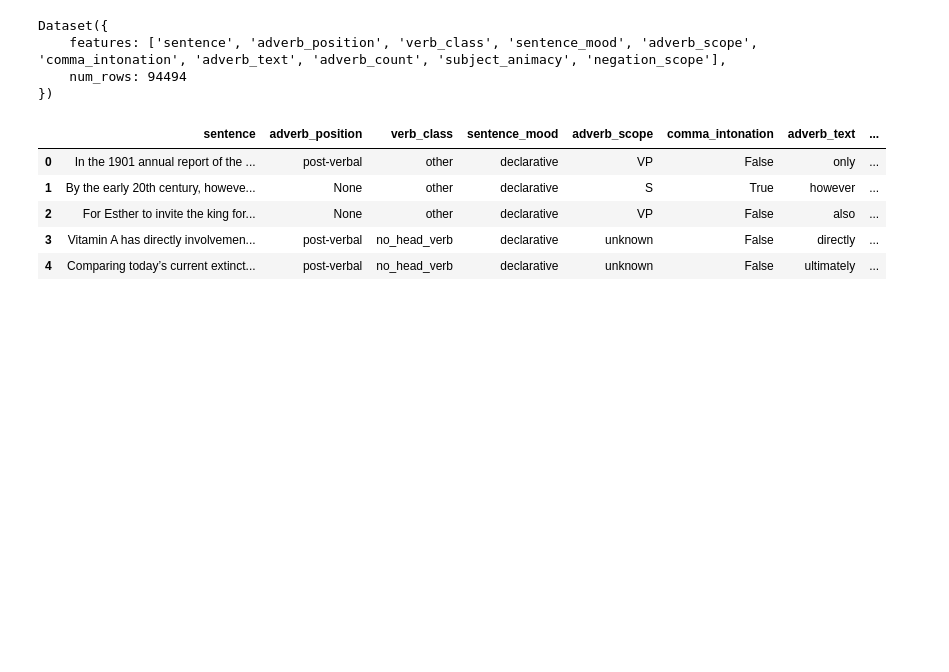
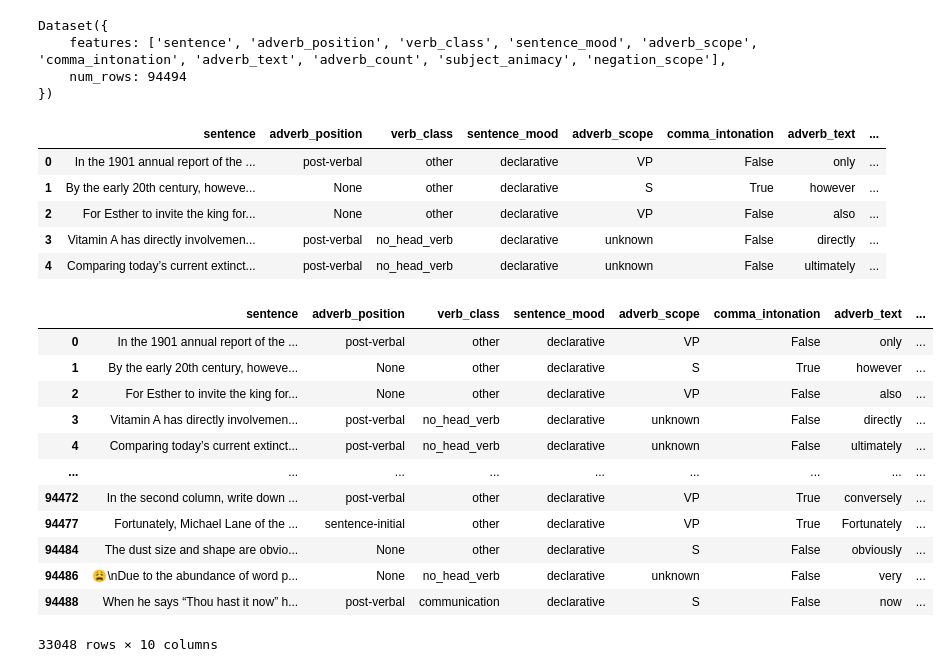
Before and after one commit to jylee1010/Adverb-pragmatic-class, a Jupyter notebook: features_OS.ipynb, the cells around one changed output. Drawn from its saved outputs; the diff is of its cells as text; code cells hidden in the pictures; blank space fills up the shorter version.

```diff
--- a/features_OS.ipynb
+++ b/features_OS.ipynb
@@ -250,6 +250,13 @@ def get_adverb_text(doc):
     for token in doc:
         if token.pos_ == "ADV":
             return token.text
+# %%
+def get_adverb_count(doc):
+    count = 0
+    for token in doc:
+        if token.pos_ == "ADV":
+            count += 1
+    return count
 # %%
 def get_subject_animacy(doc):
     """
@@ -405,0 +420,6 @@ pandas_data.head()
+# %%
+feature_columns = pandas_data.columns.tolist()
+feature_columns.remove("sentence")
+
+# 2. Drop duplicate combinations
+unique_feature_rows = pandas_data.drop_duplicates(subset=feature_columns)
@@ -405,0 +428,16 @@ pandas_data.head()
+# %%
+unique_feature_rows
+# %% [output]
+|  | sentence | adverb_position | verb_class | sentence_mood | adverb_scope | comma_intonation | adverb_text | ... |
+| 0 | In the 1901 annual report of the ... | post-verbal | other | declarative | VP | False | only | ... |
+| 1 | By the early 20th century, howeve... | None | other | declarative | S | True | however | ... |
+| 2 | For Esther to invite the king for... | None | other | declarative | VP | False | also | ... |
+| 3 | Vitamin A has directly involvemen... | post-verbal | no_head_verb | declarative | unknown | False | directly | ... |
+| 4 | Comparing today’s current extinct... | post-verbal | no_head_verb | declarative | unknown | False | ultimately | ... |
+| ... | ... | ... | ... | ... | ... | ... | ... | ... |
+| 94472 | In the second column, write down ... | post-verbal | other | declarative | VP | True | conversely | ... |
+| 94477 | Fortunately, Michael Lane of the ... | sentence-initial | other | declarative | VP | True | Fortunately | ... |
+| 94484 | The dust size and shape are obvio... | None | other | declarative | S | False | obviously | ... |
+| 94486 | 😩\nDue to the abundance of word p... | None | no_head_verb | declarative | unknown | False | very | ... |
+| 94488 | When he says “Thou hast it now” h... | post-verbal | communication | declarative | S | False | now | ... |
+33048 rows × 10 columns
```
Also changed, not shown: parts of 14 cells of this notebook.
